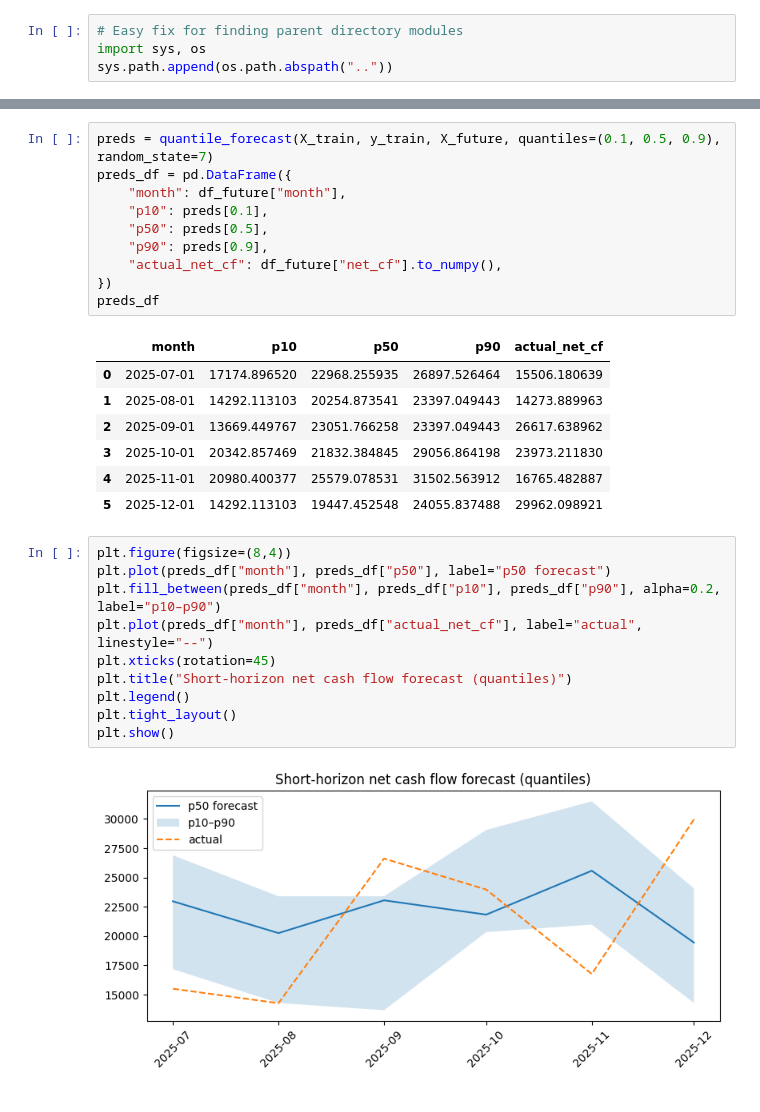
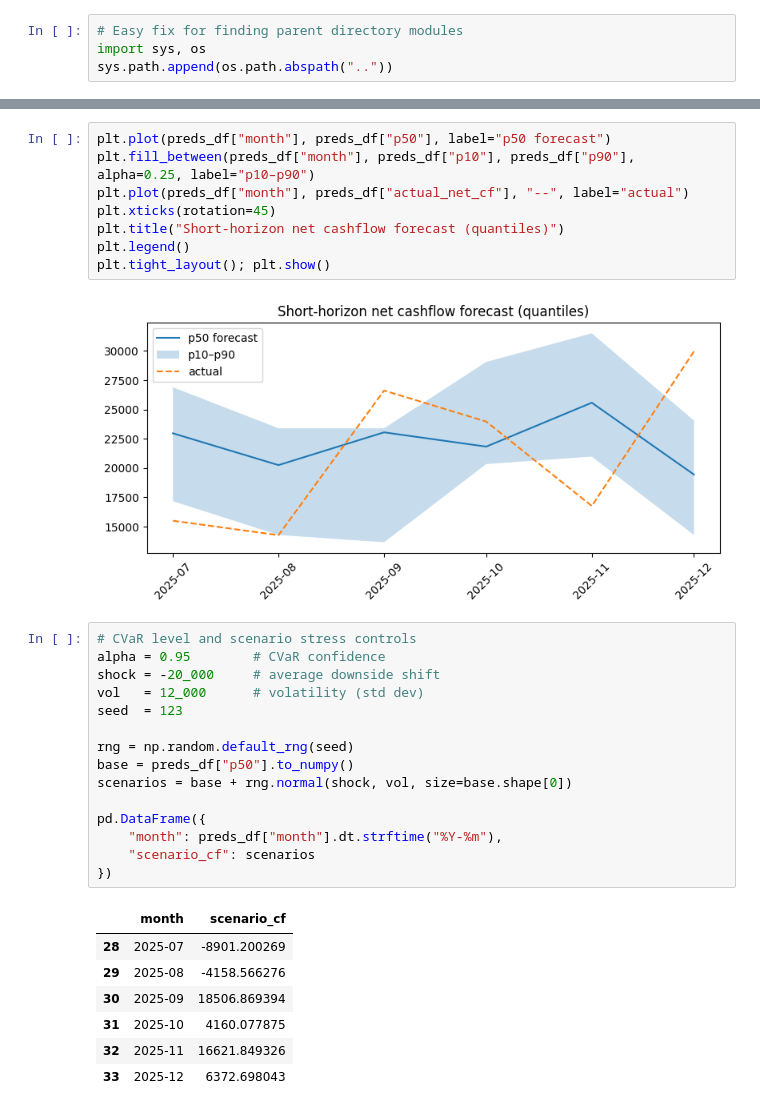
Before and after one commit to Alejandro-HerraizSen/value-ops-lab, a Jupyter notebook: notebooks/02_forecast_cashflow_cvar.ipynb, the cells around one changed output, grey strips where cells are left out. Cells and saved outputs as stored; diff of their text form.

```diff
--- a/notebooks/02_forecast_cashflow_cvar.ipynb
+++ b/notebooks/02_forecast_cashflow_cvar.ipynb
@@ -54,31 +74,34 @@ dfm.tail(3)
 # %%
-preds = quantile_forecast(X_train, y_train, X_future, quantiles=(0.1, 0.5, 0.9), random_state=7)
-preds_df = pd.DataFrame({
-    "month": df_future["month"],
-    "p10": preds[0.1],
-    "p50": preds[0.5],
-    "p90": preds[0.9],
-    "actual_net_cf": df_future["net_cf"].to_numpy(),
-})
-preds_df
+plt.plot(preds_df["month"], preds_df["p50"], label="p50 forecast")
+plt.fill_between(preds_df["month"], preds_df["p10"], preds_df["p90"], alpha=0.25, label="p10–p90")
+plt.plot(preds_df["month"], preds_df["actual_net_cf"], "--", label="actual")
+plt.xticks(rotation=45)
+plt.title("Short-horizon net cashflow forecast (quantiles)")
+plt.legend()
+plt.tight_layout(); plt.show()
 # %% [output]
-|  | month | p10 | p50 | p90 | actual_net_cf |
-| 0 | 2025-07-01 | 17174.896520 | 22968.255935 | 26897.526464 | 15506.180639 |
-| 1 | 2025-08-01 | 14292.113103 | 20254.873541 | 23397.049443 | 14273.889963 |
-| 2 | 2025-09-01 | 13669.449767 | 23051.766258 | 23397.049443 | 26617.638962 |
-| 3 | 2025-10-01 | 20342.857469 | 21832.384845 | 29056.864198 | 23973.211830 |
-| 4 | 2025-11-01 | 20980.400377 | 25579.078531 | 31502.563912 | 16765.482887 |
-| 5 | 2025-12-01 | 14292.113103 | 19447.452548 | 24055.837488 | 29962.098921 |
+[figure, added]
 # %%
-plt.figure(figsize=(8,4))
-plt.plot(preds_df["month"], preds_df["p50"], label="p50 forecast")
-plt.fill_between(preds_df["month"], preds_df["p10"], preds_df["p90"], alpha=0.2, label="p10–p90")
-plt.plot(preds_df["month"], preds_df["actual_net_cf"], label="actual", linestyle="--")
-plt.xticks(rotation=45)
-plt.title("Short-horizon net cash flow forecast (quantiles)")
-plt.legend()
-plt.tight_layout()
-plt.show()
+# CVaR level and scenario stress controls
+alpha = 0.95        # CVaR confidence
+shock = -20_000     # average downside shift
+vol   = 12_000      # volatility (std dev)
+seed  = 123
+
+rng = np.random.default_rng(seed)
+base = preds_df["p50"].to_numpy()
+scenarios = base + rng.normal(shock, vol, size=base.shape[0])
+
+pd.DataFrame({
+    "month": preds_df["month"].dt.strftime("%Y-%m"),
+    "scenario_cf": scenarios
+})
 # %% [output]
-[figure, removed]
+|  | month | scenario_cf |
+| 28 | 2025-07 | -8901.200269 |
+| 29 | 2025-08 | -4158.566276 |
+| 30 | 2025-09 | 18506.869394 |
+| 31 | 2025-10 | 4160.077875 |
+| 32 | 2025-11 | 16621.849326 |
+| 33 | 2025-12 | 6372.698043 |
 # %%
```
Also changed, not shown: parts of 12 cells of this notebook, 3 other files.
